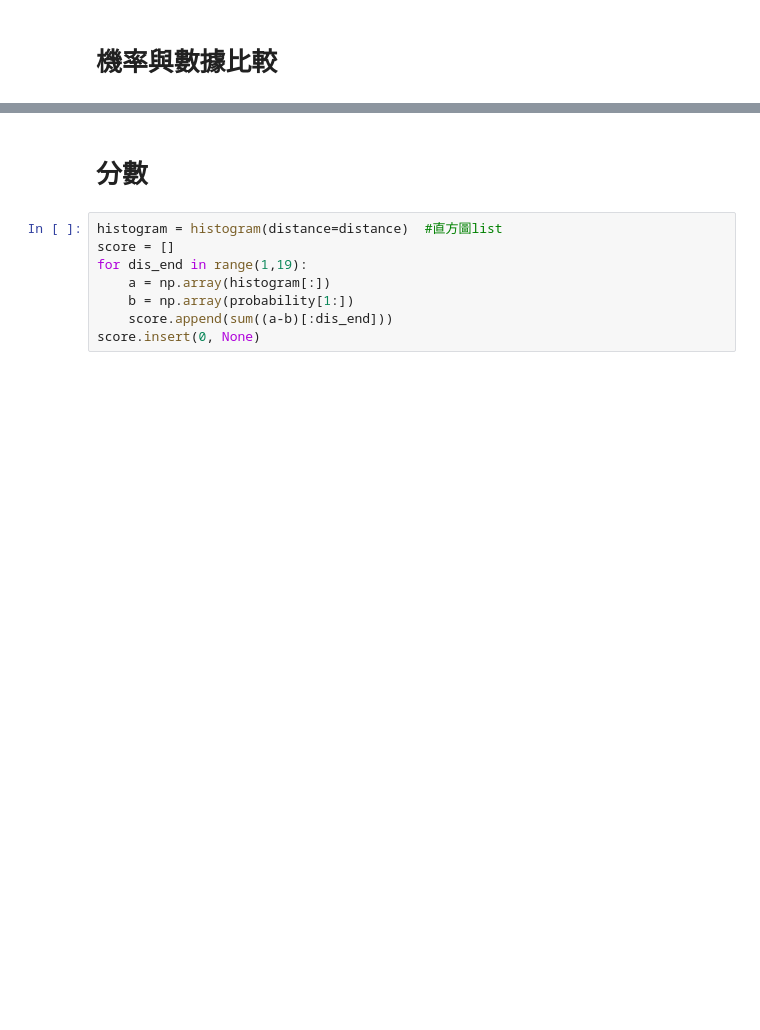
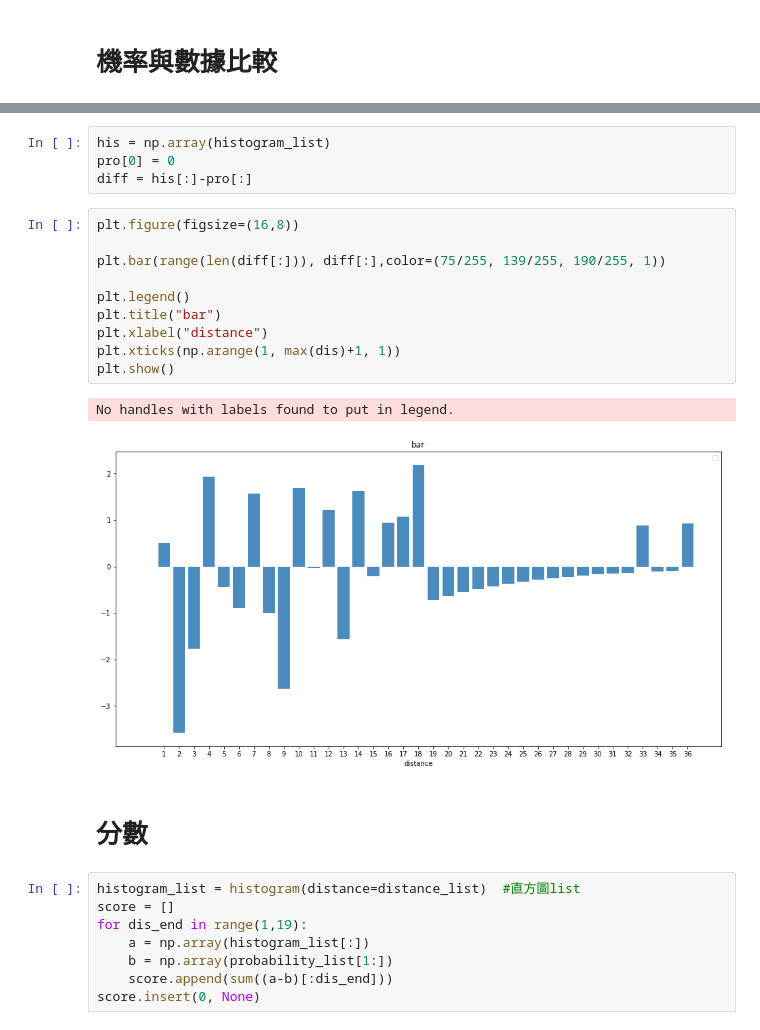
Before and after one commit to Lo-Kuo-Feng/lottery, a Jupyter notebook: 創建一段時間的樂透歷史數據從出現間隔分析.ipynb, the cells around one changed output, grey strips where cells are left out. Drawn from its saved outputs; the diff is of its cells as text; blank space fills up the shorter version.

```diff
--- a/創建一段時間的樂透歷史數據從出現間隔分析.ipynb
+++ b/創建一段時間的樂透歷史數據從出現間隔分析.ipynb
@@ -71,11 +86,28 @@ plt.show()
+# %%
+his = np.array(histogram_list)
+pro[0] = 0
+diff = his[:]-pro[:]
+# %%
+plt.figure(figsize=(16,8))
+
+plt.bar(range(len(diff[:])), diff[:],color=(75/255, 139/255, 190/255, 1))
+
+plt.legend()
+plt.title("bar")
+plt.xlabel("distance")
+plt.xticks(np.arange(1, max(dis)+1, 1))
+plt.show()
+# %% [output]
+No handles with labels found to put in legend.
+[figure, added]
 # %% [markdown]
 # 分數
 # %%
-histogram = histogram(distance=distance)  #直方圖list
+histogram_list = histogram(distance=distance_list)  #直方圖list
 score = []
 for dis_end in range(1,19):
-    a = np.array(histogram[:])
-    b = np.array(probability[1:])
+    a = np.array(histogram_list[:])
+    b = np.array(probability_list[1:])
     score.append(sum((a-b)[:dis_end]))
 score.insert(0, None)
 # %%
```
Also changed, not shown: parts of 7 cells of this notebook.
